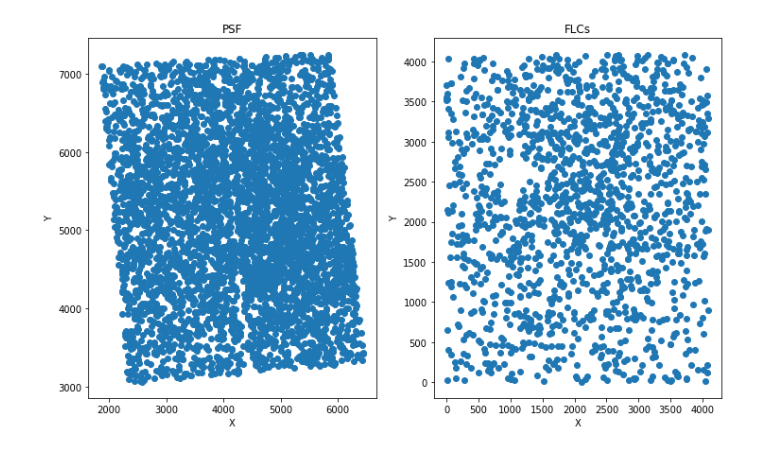
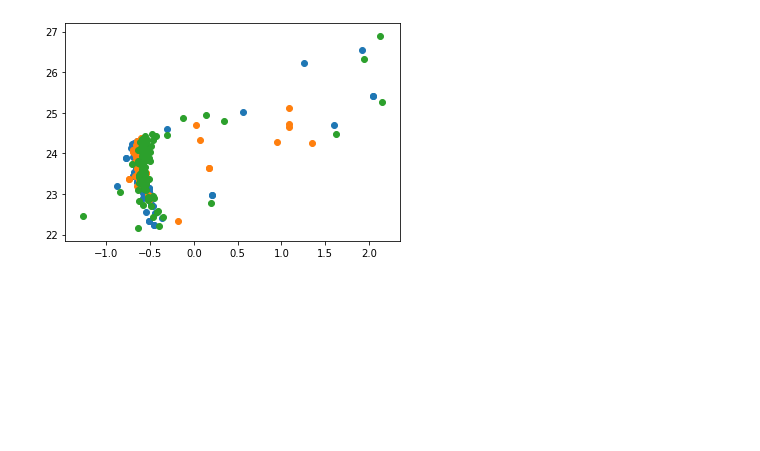
Before and after one commit to hrichstein/treasuryPipeline, a Jupyter notebook: drc_flc_match/checkingMatch.ipynb, the cells around one changed output. Cells and saved outputs as stored; diff of their text form; code cells hidden in the pictures; blank space fills up the shorter version.

```diff
--- a/drc_flc_match/checkingMatch.ipynb
+++ b/drc_flc_match/checkingMatch.ipynb
@@ -13,4 +13,15 @@ flc_low = np.genfromtxt('../hor1dir2804/flc_lower_hor1_1e4.dat',names=True)
 psf = np.genfromtxt('../elena_cats/HOROLOGIUM_CF.1.PSF.CAT',names=True)
 # %%
 aper = np.genfromtxt('../hor1dir2804/HORI_comb2804.dat',names=True)
+# %%
+fig,ax = plt.subplots()
+
+ax.scatter(flc_up['mean_f606w']-flc_up['mean_f814w'],flc_up['mean_f606w'])
+ax.scatter(flc_low['mean_f606w']-flc_low['mean_f814w'],flc_low['mean_f606w'])
+
+ax.scatter(drc_up['magRaw_v']-drc_up['magRaw_i'],drc_up['magRaw_v'])
+
+plt.show()
+# %% [output]
+[figure, added]
 # %%
@@ -20,22 +31,20 @@ test = r(aper_2,np.deg2rad(-86.9013),reshape=False)
 # %%
-fig, (ax1,ax2) = plt.subplots(1,2,figsize=(12,7))
+# fig, (ax1,ax2) = plt.subplots(1,2,figsize=(12,7))
 
-ax1.scatter(psf['x'],psf['y'])
-ax2.scatter(aper['xr_1_f606w'],aper['yr_1_f606w'])
-# ax1.scatter(test[0],test[1],s=5)
+# ax1.scatter(psf['x'],psf['y'])
+# ax2.scatter(aper['xr_1_f606w'],aper['yr_1_f606w'])
+# # ax1.scatter(test[0],test[1],s=5)
 
-ax1.set_xlabel('X')
-ax2.set_xlabel('X')
+# ax1.set_xlabel('X')
+# ax2.set_xlabel('X')
 
-ax1.set_ylabel('Y')
-ax2.set_ylabel('Y')
+# ax1.set_ylabel('Y')
+# ax2.set_ylabel('Y')
 
-ax1.set_title('PSF')
-ax2.set_title('FLCs')
+# ax1.set_title('PSF')
+# ax2.set_title('FLCs')
 
-plt.show()
+# plt.show()
-# %% [output]
-[figure, removed]
 # %%
 fig, (ax1,ax2) = plt.subplots(1,2,figsize=(10,7))
 
```
Also changed, not shown: parts of 4 cells of this notebook, 15 other files.
